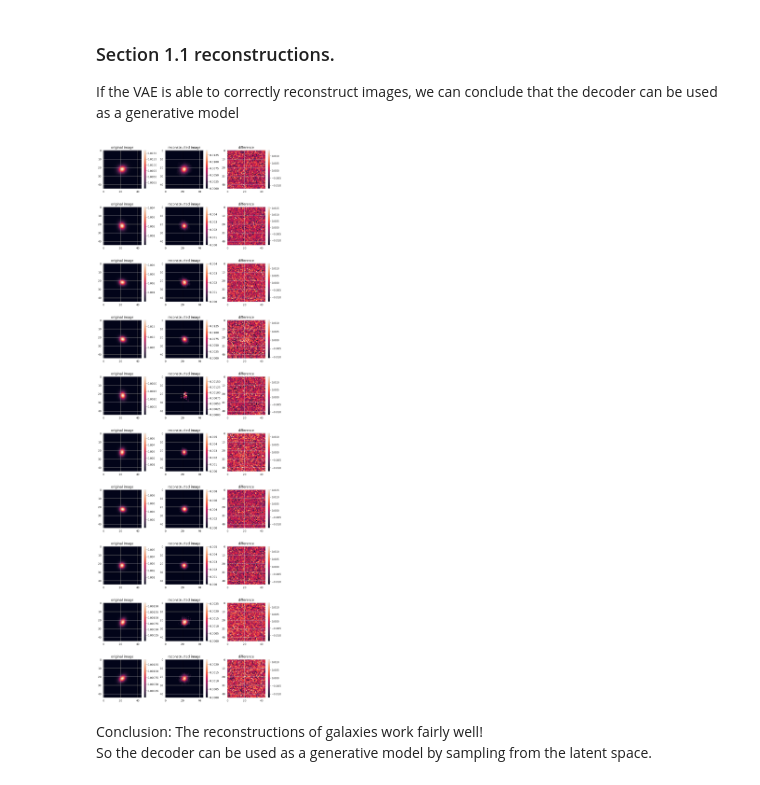
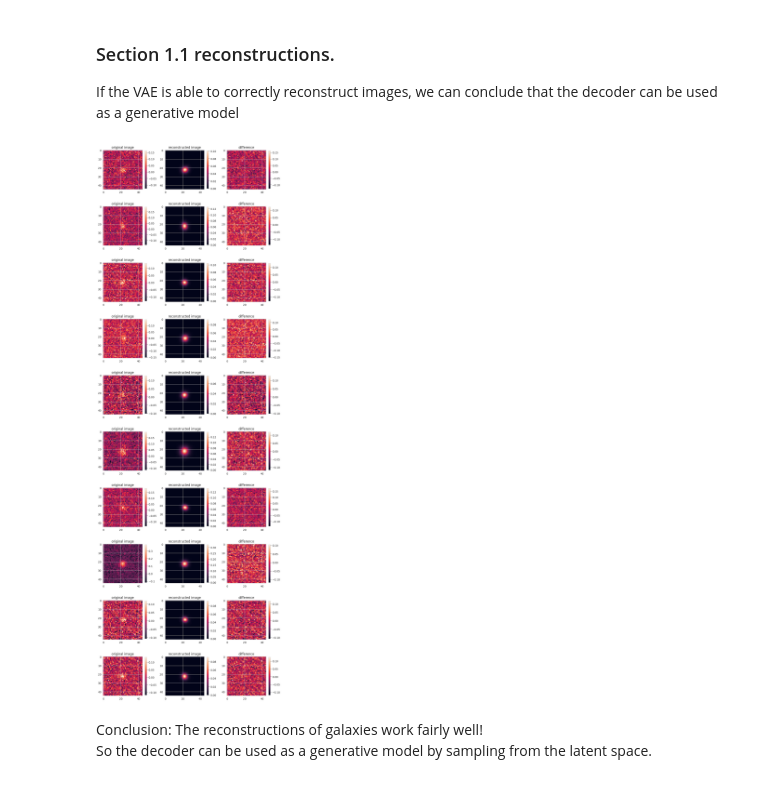
Before and after one commit to b-biswas/MADNESS-legacy, a Jupyter notebook: notebooks/basic_tests.ipynb, the cells around one changed output. Drawn from its saved outputs; the diff is of its cells as text; code cells hidden in the pictures.

Commit message:
Comparing models (#83)
* finalized model with kl weight .1

```diff
--- a/notebooks/basic_tests.ipynb
+++ b/notebooks/basic_tests.ipynb
@@ -36,22 +49,22 @@ images = np.load(validation_path_isolated_gal[0], allow_pickle=True)
 ## Convert image to linear normalization
 Note that the images were non-linearly normalized before being saved. So do denormalization first.
 # %%
-isolated_images = images['isolated_gal_stamps']
+isolated_images = next(ds_isolated_val)
 # %%
 fig, axs = plt.subplots(1, 3, figsize=(12, 4))
 
 image_num = 40
 
-im = axs[0].imshow(images['blended_gal_stamps'][image_num][:, :, 2])
+im = axs[0].imshow(isolated_images[0][image_num][:, :, 2])
 fig.colorbar(im, ax=axs[0], shrink=0.8)
 axs[0].set_title("Noisy Galaxy", fontsize=20)
 
-im = axs[1].imshow(images['isolated_gal_stamps'][image_num][:, :, 2])
+im = axs[1].imshow(isolated_images[1][image_num][:, :, 2])
 fig.colorbar(im, ax=axs[1], shrink=0.8)
 axs[1].set_title("Ground truth", fontsize=20)
 
 
-difference = images['blended_gal_stamps'][image_num][:, :, 2] - images['isolated_gal_stamps'][image_num][:, :, 2]
+difference = isolated_images[1][image_num][:, :, 2] - isolated_images[0][image_num][:, :, 2]
 im = axs[2].imshow(difference)
 fig.colorbar(im, ax=axs[2],shrink=0.8)
 axs[2].set_title("Noise", fontsize=20)
@@ -73,11 +80,19 @@ data_dir = get_data_dir_path()
 
 tf.get_logger().setLevel('ERROR')
 latent_dim = 16
-num_nf_layers = 8
+num_nf_layers = 6
+kl_weight = 1
+
+model_path = os.path.join(data_dir, f"catsim_kl{kl_weight}{latent_dim}d/")
+
 flow_net = FlowVAEnet(latent_dim=latent_dim, num_nf_layers=num_nf_layers)
-flow_net.load_flow_weights(weights_path=os.path.join(data_dir, f"catsim_kl001{latent_dim}d/flow{num_nf_layers}_tanh/val_loss"))
-flow_net.load_vae_weights(weights_path=os.path.join(data_dir, f"catsim_kl001{latent_dim}d/deblender/val_loss"))
+
+flow_net.load_flow_weights(weights_path=os.path.join(model_path, f"flow{num_nf_layers}/val_loss"))
+flow_net.load_vae_weights(weights_path=os.path.join(model_path, "vae/val_loss"))
+
 flow_net.vae_model.trainable=False
+flow_net.flow_model.trainable=False
+
 print(flow_net.vae_model.summary())
 print(flow_net.flow_model.summary())
 # %% [output]
@@ -114,39 +122,40 @@ None
 If the VAE is able to correctly reconstruct images, we can conclude that the decoder can be used as a generative model
 # %%
 tf.get_logger().setLevel('ERROR')
-model_vae_output_isolated = flow_net.vae_model(images_blended_normed)
-model_vae_output_isolated = model_vae_output_isolated
+isolated_images = next(ds_isolated_val)
+model_vae_output_isolated = flow_net.vae_model(isolated_images[0])
+#model_vae_output_isolated = model_vae_output_isolated
 # %%
 # sns.set_theme(style={"axes.grid": False,
 #                      'axes.labelcolor': 'white',
 #                      'figure.facecolor': '.15',
 #                      'xtick.color': 'white',
 #                      'ytick.color': 'white',
 #                      'text.color': 'white',
 #                      'image.cmap': 'viridis',})
 
 sns.set_style("whitegrid")
 
 fig, axs = plt.subplots(10, 3, figsize=(10,30))
 
 for i in range(10):
 
-    image_num = i+40
-    band_num = 0
-    im = axs[i, 0].imshow(images_isolated_normed[image_num][:, :, band_num])
+    image_num = i + 20
+    band_num = 2
+    im = axs[i, 0].imshow(isolated_images[0][image_num][:, :, band_num])
     fig.colorbar(im, ax=axs[i, 0], shrink=0.8)
     axs[i, 0].set_title("original image")
 
     im = axs[i, 1].imshow(model_vae_output_isolated.numpy()[image_num][ :, :, band_num])
     fig.colorbar(im, ax=axs[i, 1], shrink=0.8)
     axs[i, 1].set_title("reconstructed image")
 
 
-    difference = images_blended_normed[image_num][:, :, band_num] - model_vae_output_isolated.numpy()[image_num][ :, :, band_num]
+    difference = isolated_images[0][image_num][:, :, band_num] - model_vae_output_isolated.numpy()[image_num][ :, :, band_num]
     im = axs[i, 2].imshow(difference)
     fig.colorbar(im, ax=axs[i, 2],shrink=0.8)
     axs[i, 2].set_title("difference")
 
 plt.tight_layout()
 # %% [output]
-[figure, old version]
+[figure, new version]
```
Also changed, not shown: parts of 32 cells of this notebook, 13 other files.
